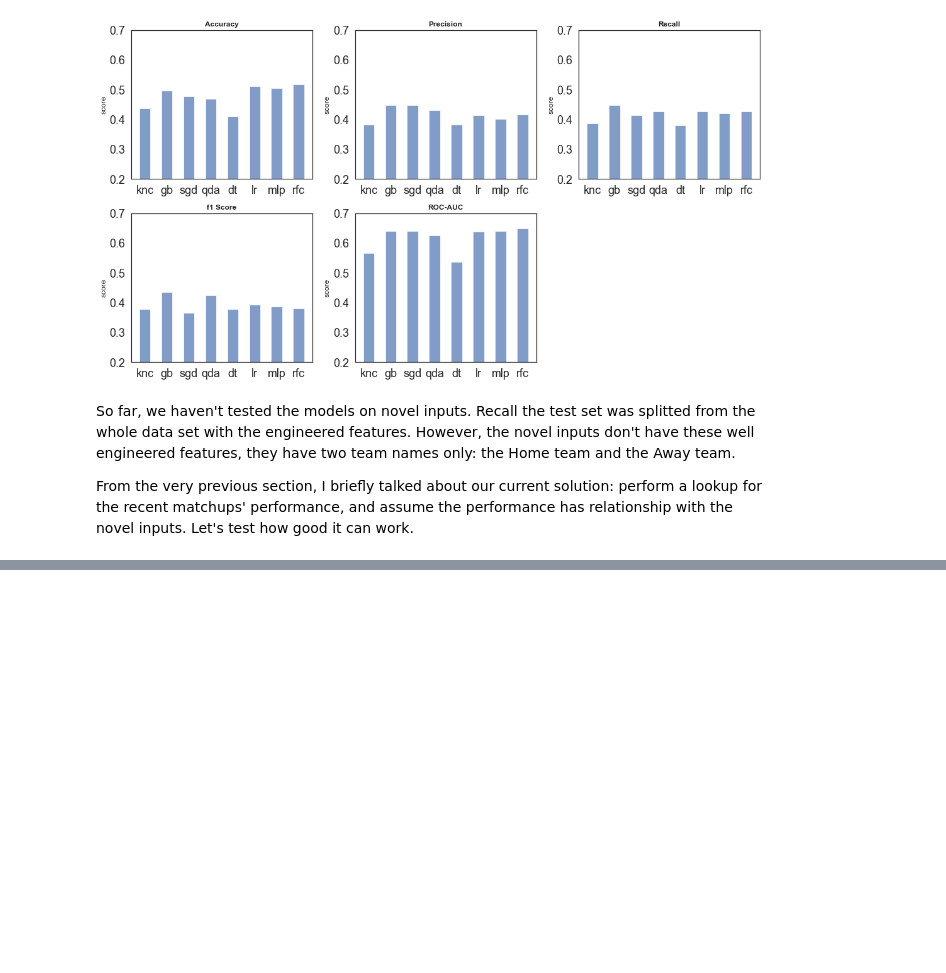
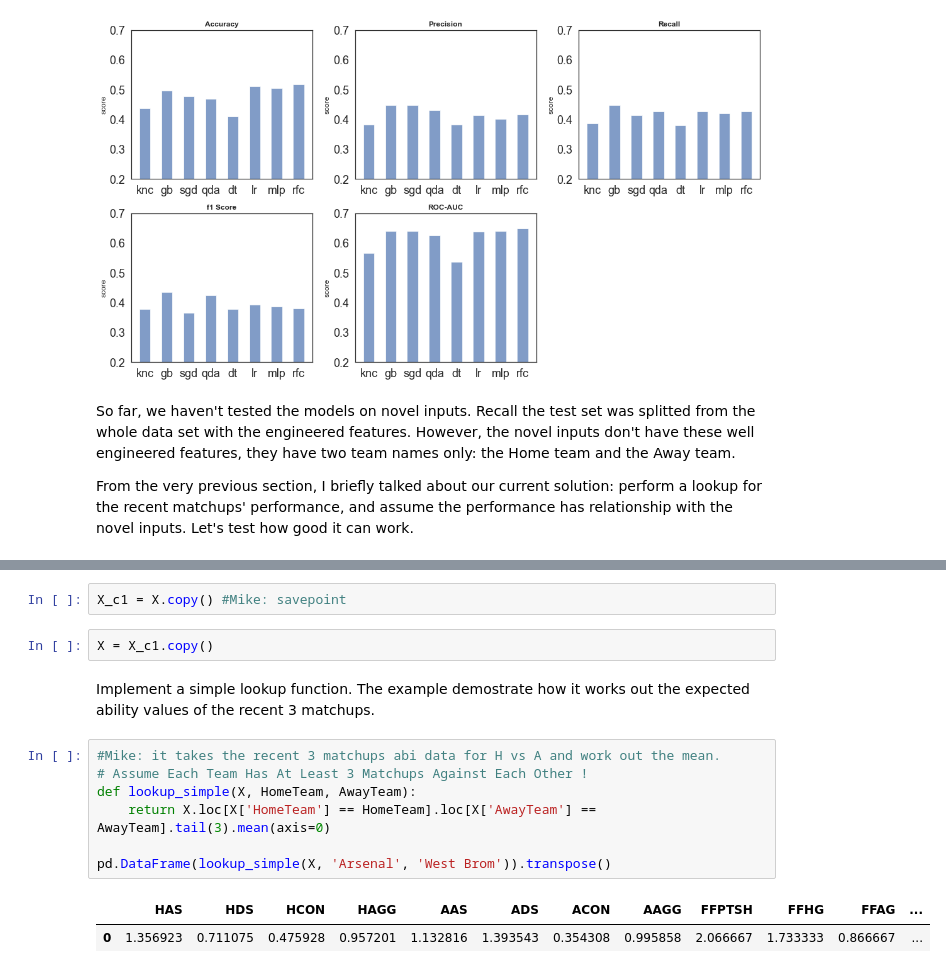
Before and after one commit to arundathi-shanthini/Beat-the-Bookie, a Jupyter notebook: Code/Beat The Bookie.ipynb, the cells around one changed output, grey strips where cells are left out. Saved outputs shown, nothing was run; the diff lists cells and outputs as text; blank space fills up the shorter version.

```diff
--- a/Code/Beat The Bookie.ipynb
+++ b/Code/Beat The Bookie.ipynb
@@ -1188,0 +1151,16 @@ X_train
+# %%
+X_c1 = X.copy() #Mike: savepoint
+# %%
+X = X_c1.copy()
+# %% [markdown]
+Implement a simple lookup function. The example demostrate how it works out the expected ability values of the recent 3 matchups.
+# %%
+#Mike: it takes the recent 3 matchups abi data for H vs A and work out the mean.
+# Assume Each Team Has At Least 3 Matchups Against Each Other !
+def lookup_simple(X, HomeTeam, AwayTeam):
+    return X.loc[X['HomeTeam'] == HomeTeam].loc[X['AwayTeam'] == AwayTeam].tail(3).mean(axis=0)
+
+pd.DataFrame(lookup_simple(X, 'Arsenal', 'West Brom')).transpose()
+# %% [output]
+|  | HAS | HDS | HCON | HAGG | AAS | ADS | ACON | AAGG | FFPTSH | FFHG | FFAG | ... |
+| 0 | 1.356923 | 0.711075 | 0.475928 | 0.957201 | 1.132816 | 1.393543 | 0.354308 | 0.995858 | 2.066667 | 1.733333 | 0.866667 | ... |
```
Also changed, not shown: parts of 23 cells of this notebook.
